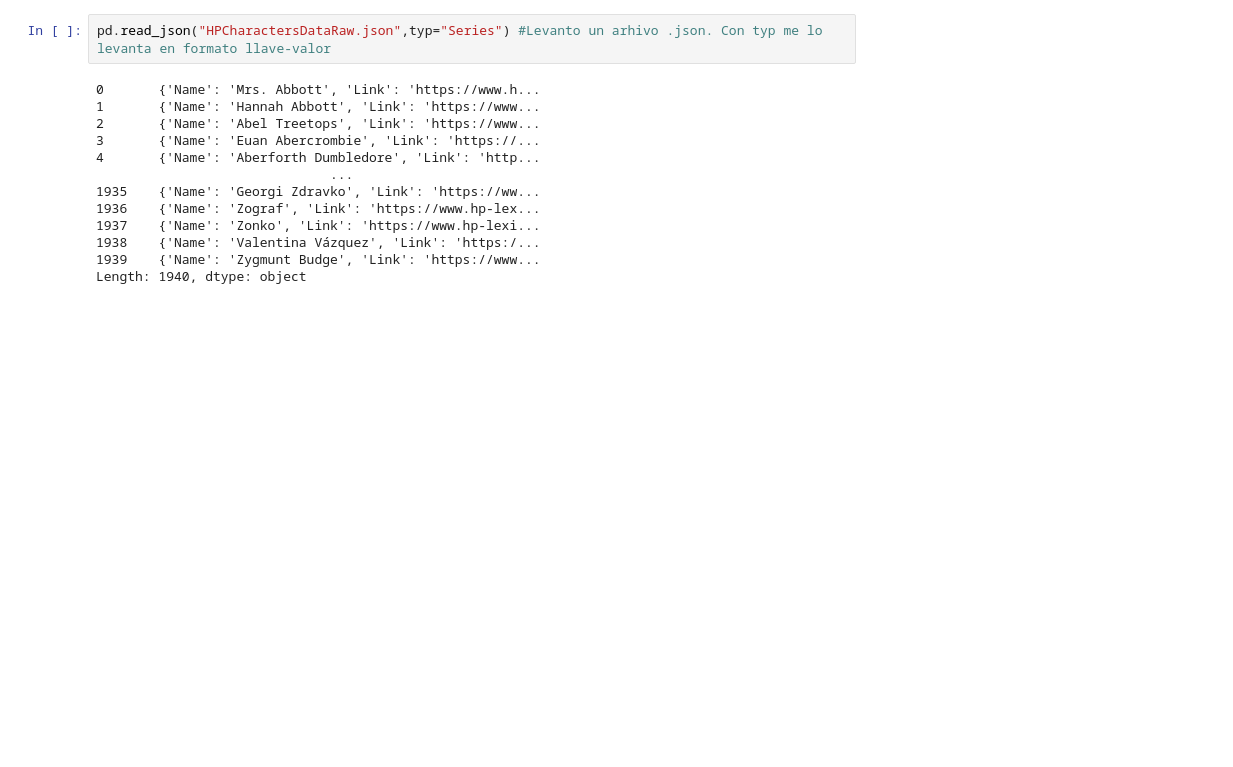
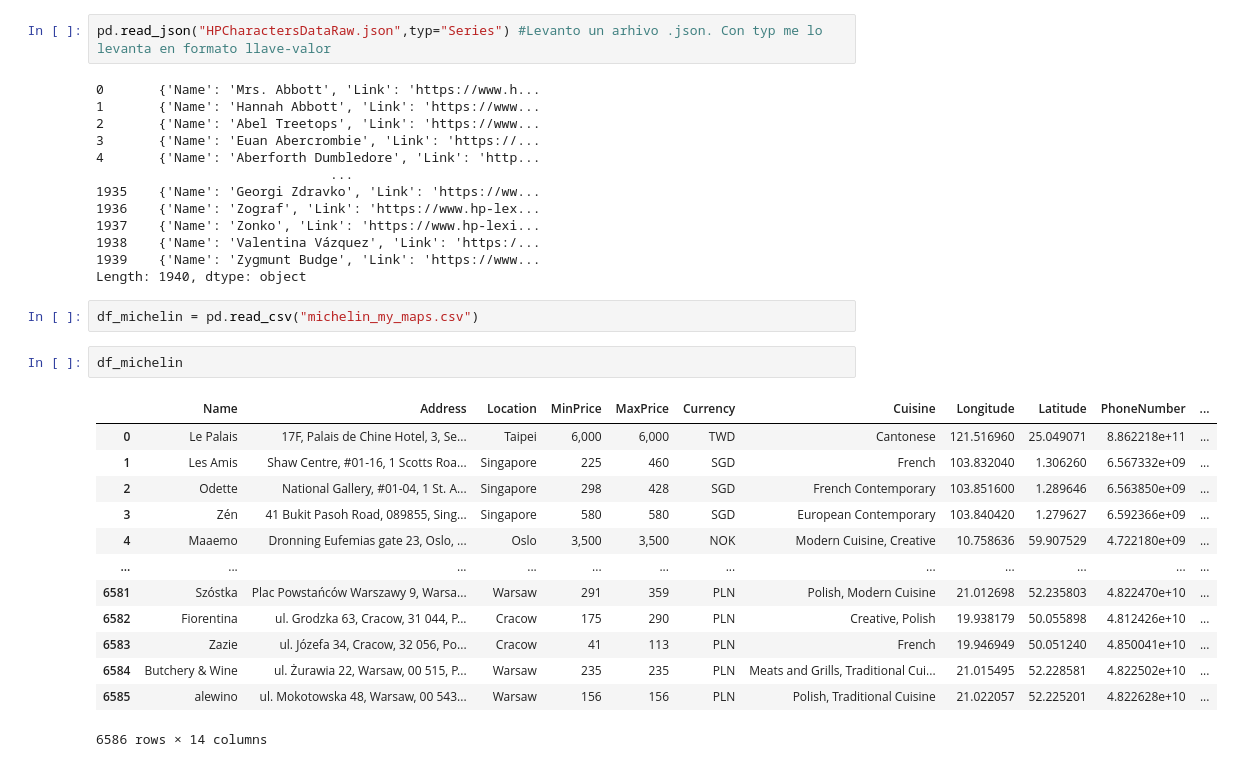
Before and after one commit to MailenMay/Jupyter_Notebooks, a Jupyter notebook: Pandas/cargando_archivos.ipynb, the cells around one changed output. Cells and saved outputs as stored; diff of their text form; blank space fills up the shorter version.

```diff
--- a/Pandas/cargando_archivos.ipynb
+++ b/Pandas/cargando_archivos.ipynb
@@ -18,3 +18,21 @@ pd.read_json("HPCharactersDataRaw.json",typ="Series") #Levanto un arhivo .json.
 1938    {'Name': 'Valentina Vázquez', 'Link': 'https:/...
 1939    {'Name': 'Zygmunt Budge', 'Link': 'https://www...
 Length: 1940, dtype: object
+# %%
+df_michelin = pd.read_csv("michelin_my_maps.csv")
+# %%
+df_michelin
+# %% [output]
+|  | Name | Address | Location | MinPrice | MaxPrice | Currency | Cuisine | Longitude | Latitude | PhoneNumber | ... |
+| 0 | Le Palais | 17F, Palais de Chine Hotel, 3, Se... | Taipei | 6,000 | 6,000 | TWD | Cantonese | 121.516960 | 25.049071 | 8.862218e+11 | ... |
+| 1 | Les Amis | Shaw Centre, #01-16, 1 Scotts Roa... | Singapore | 225 | 460 | SGD | French | 103.832040 | 1.306260 | 6.567332e+09 | ... |
+| 2 | Odette | National Gallery, #01-04, 1 St. A... | Singapore | 298 | 428 | SGD | French Contemporary | 103.851600 | 1.289646 | 6.563850e+09 | ... |
+| 3 | Zén | 41 Bukit Pasoh Road, 089855, Sing... | Singapore | 580 | 580 | SGD | European Contemporary | 103.840420 | 1.279627 | 6.592366e+09 | ... |
+| 4 | Maaemo | Dronning Eufemias gate 23, Oslo, ... | Oslo | 3,500 | 3,500 | NOK | Modern Cuisine, Creative | 10.758636 | 59.907529 | 4.722180e+09 | ... |
+| ... | ... | ... | ... | ... | ... | ... | ... | ... | ... | ... | ... |
+| 6581 | Szóstka | Plac Powstańców Warszawy 9, Warsa... | Warsaw | 291 | 359 | PLN | Polish, Modern Cuisine | 21.012698 | 52.235803 | 4.822470e+10 | ... |
+| 6582 | Fiorentina | ul. Grodzka 63, Cracow, 31 044, P... | Cracow | 175 | 290 | PLN | Creative, Polish | 19.938179 | 50.055898 | 4.812426e+10 | ... |
+| 6583 | Zazie | ul. Józefa 34, Cracow, 32 056, Po... | Cracow | 41 | 113 | PLN | French | 19.946949 | 50.051240 | 4.850041e+10 | ... |
+| 6584 | Butchery & Wine | ul. Żurawia 22, Warsaw, 00 515, P... | Warsaw | 235 | 235 | PLN | Meats and Grills, Traditional Cui... | 21.015495 | 52.228581 | 4.822502e+10 | ... |
+| 6585 | alewino | ul. Mokotowska 48, Warsaw, 00 543... | Warsaw | 156 | 156 | PLN | Polish, Traditional Cuisine | 21.022057 | 52.225201 | 4.822628e+10 | ... |
+6586 rows × 14 columns
```
Also changed, not shown: parts of 13 cells of this notebook, 10 other files.
